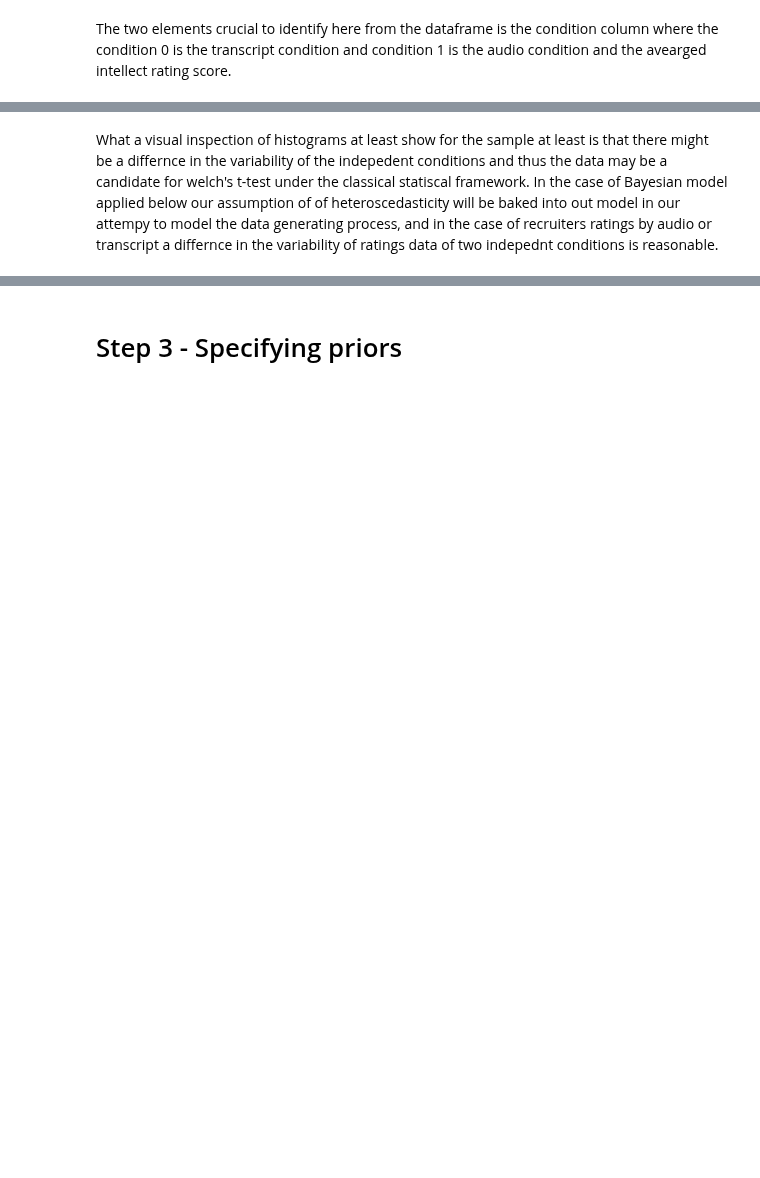
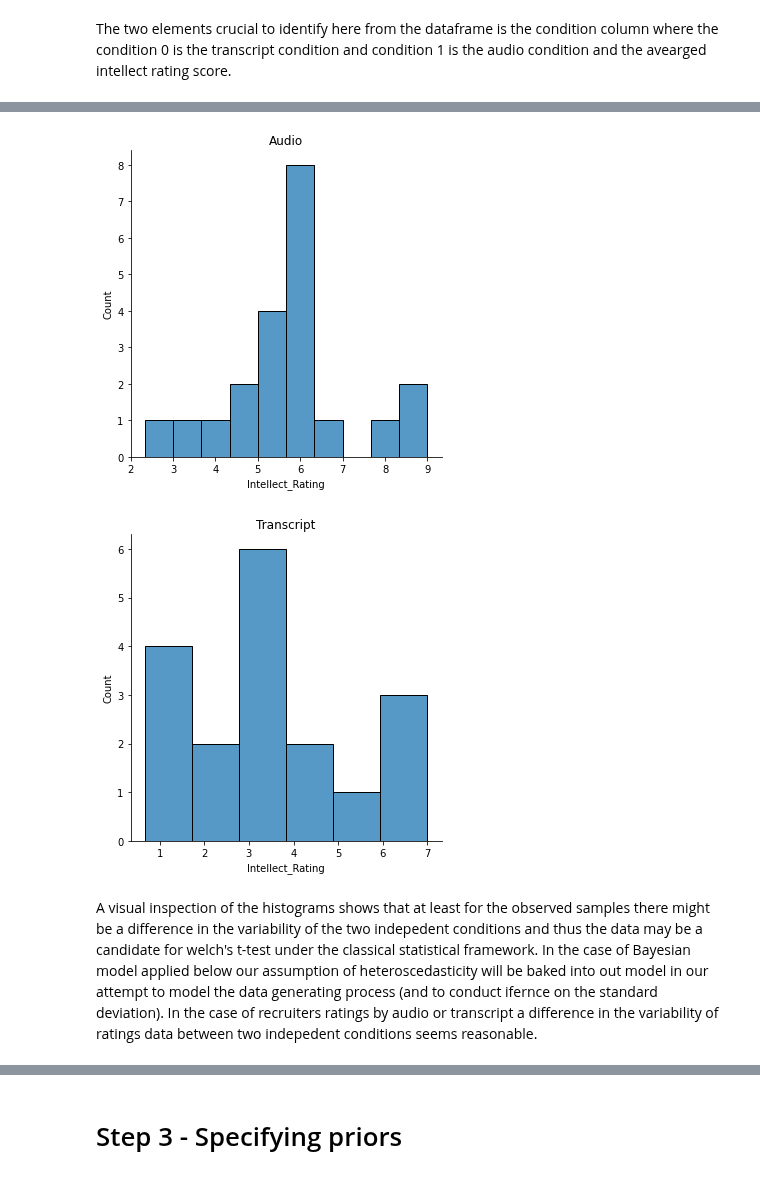
Before and after one commit to ebrlab/Statistical-methods-for-research-workers-bayes-for-psychologists-and-neuroscientists, a Jupyter notebook: wip/Bayesian estimation of Welch's t-test .ipynb, the cells around one changed output, grey strips where cells are left out. Saved outputs shown, nothing was run; the diff lists cells and outputs as text; code cells hidden in the pictures; blank space fills up the shorter version.

```diff
--- a/wip/Bayesian estimation of Welch's t-test .ipynb
+++ b/wip/Bayesian estimation of Welch's t-test .ipynb
@@ -122,4 +128,11 @@ sns.distplot( df[df['CONDITION'] == 1]['Intellect_Rating'] ).set_title('Audio');
+# %%
+# Plot histograms of the data
+sns.displot( df[df['CONDITION'] == 1]['Intellect_Rating']).set(title = 'Audio');
+sns.displot( df[df['CONDITION'] == 2]['Intellect_Rating'] ).set(title= 'Transcript');
+# %% [output]
+[figure, added]
+[figure, added]
 # %% [markdown]
-What a visual inspection of histograms at least show for the sample at least is that there might be a differnce in the variability of the indepedent conditions and thus the data may be a candidate for welch's t-test under the classical statiscal framework. In the case of Bayesian model applied below our assumption of of heteroscedasticity will be baked into out model in our attempy to model the data generating process, and in the case of recruiters ratings by audio or transcript a differnce in the variability of ratings data of two indepednt conditions is reasonable.
+A visual inspection of the histograms shows that at least for the observed samples there might be a difference in the variability of the two indepedent conditions and thus the data may be a candidate for welch's t-test under the classical statistical framework. In the case of Bayesian model applied below our assumption of heteroscedasticity will be baked into out model in our attempt to model the data generating process (and to conduct ifernce on the standard deviation). In the case of recruiters ratings by audio or transcript a difference in the variability of ratings data between two indepedent conditions seems reasonable.
 # %% [markdown]
 # Step 2 - Define the descriptive statistical model \begin{align*}
```
Also changed, not shown: parts of 39 cells of this notebook, 3 other files.
